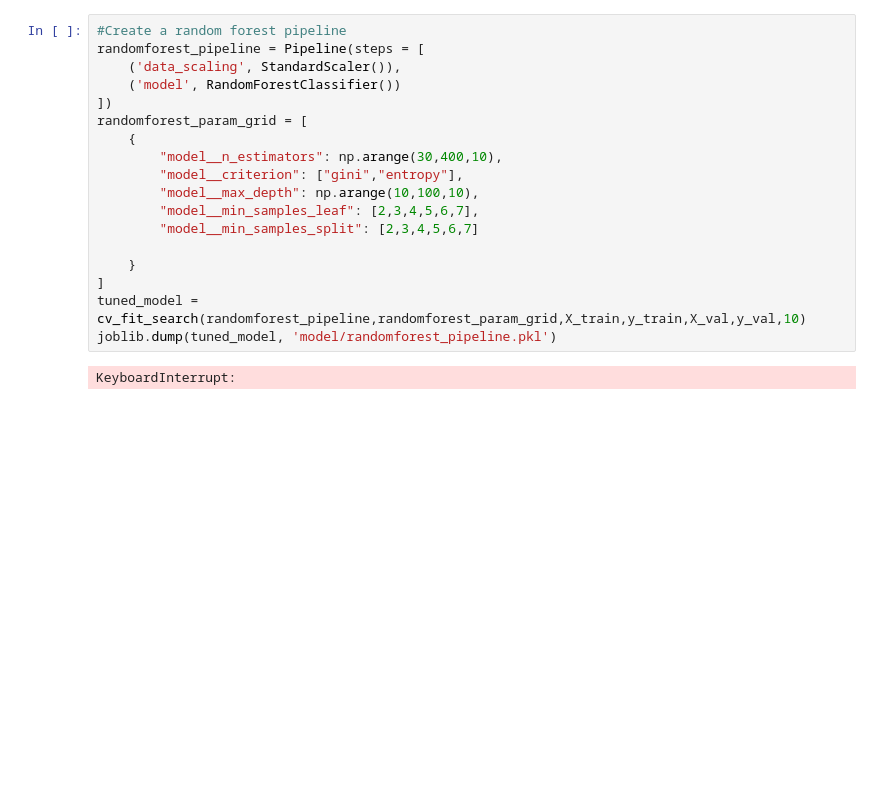
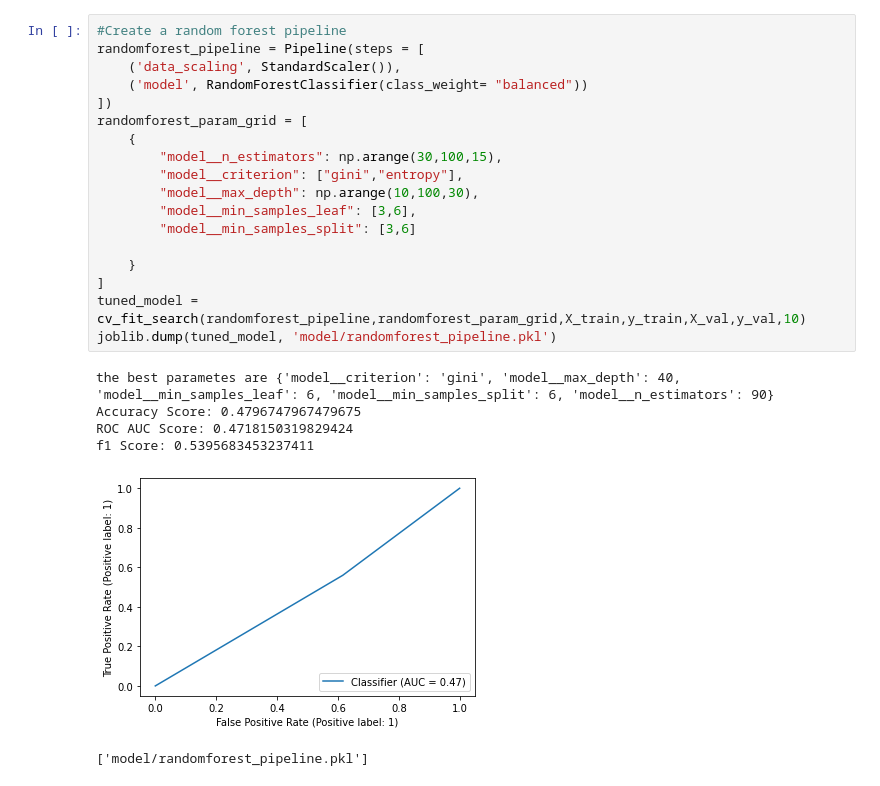
Before and after one commit to nbowen3/cs475_project, a Jupyter notebook: models.ipynb, the cells around one changed output. Drawn from its saved outputs; the diff is of its cells as text; blank space fills up the shorter version.

```diff
--- a/models.ipynb
+++ b/models.ipynb
@@ -75,22 +80,27 @@ def cv_fit_search(pipeline, param_grid, X_train,y_train,X_test,y_test,cv):
 # %%
 #Create a random forest pipeline
 randomforest_pipeline = Pipeline(steps = [
     ('data_scaling', StandardScaler()),
-    ('model', RandomForestClassifier())
+    ('model', RandomForestClassifier(class_weight= "balanced"))
 ])
 randomforest_param_grid = [
     {
-        "model__n_estimators": np.arange(30,400,10),
+        "model__n_estimators": np.arange(30,100,15),
         "model__criterion": ["gini","entropy"],
-        "model__max_depth": np.arange(10,100,10),
-        "model__min_samples_leaf": [2,3,4,5,6,7],
-        "model__min_samples_split": [2,3,4,5,6,7]
+        "model__max_depth": np.arange(10,100,30),
+        "model__min_samples_leaf": [3,6],
+        "model__min_samples_split": [3,6]
 
     }
 ]
 tuned_model = cv_fit_search(randomforest_pipeline,randomforest_param_grid,X_train,y_train,X_val,y_val,10)
 joblib.dump(tuned_model, 'model/randomforest_pipeline.pkl')
 # %% [output]
-KeyboardInterrupt:
+the best parametes are {'model__criterion': 'gini', 'model__max_depth': 40, 'model__min_samples_leaf': 6, 'model__min_samples_split': 6, 'model__n_estimators': 90}
+Accuracy Score: 0.4796747967479675
+ROC AUC Score: 0.4718150319829424
+f1 Score: 0.5395683453237411
+[figure, added]
+['model/randomforest_pipeline.pkl']
 # %%
 # Lets try a boosting model now
```
Also changed, not shown: parts of 7 cells of this notebook, 6 other files.
